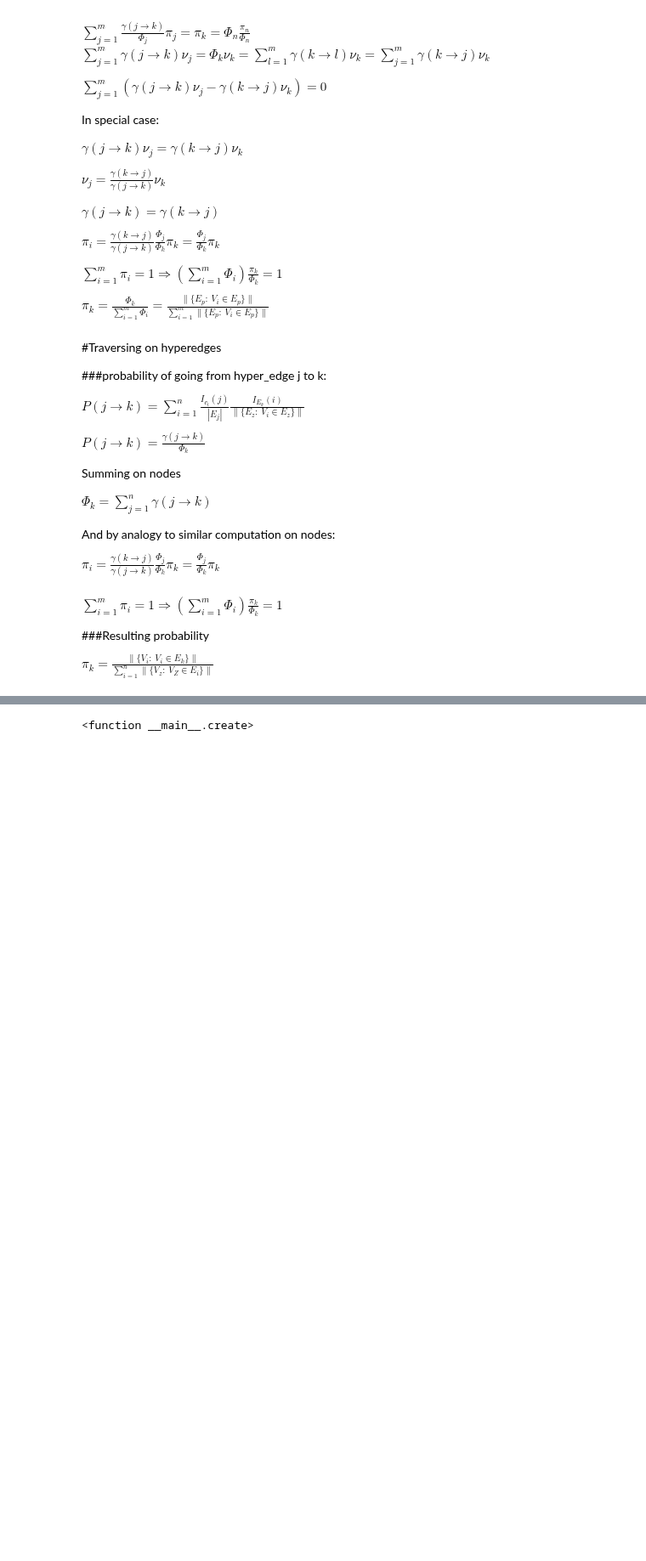
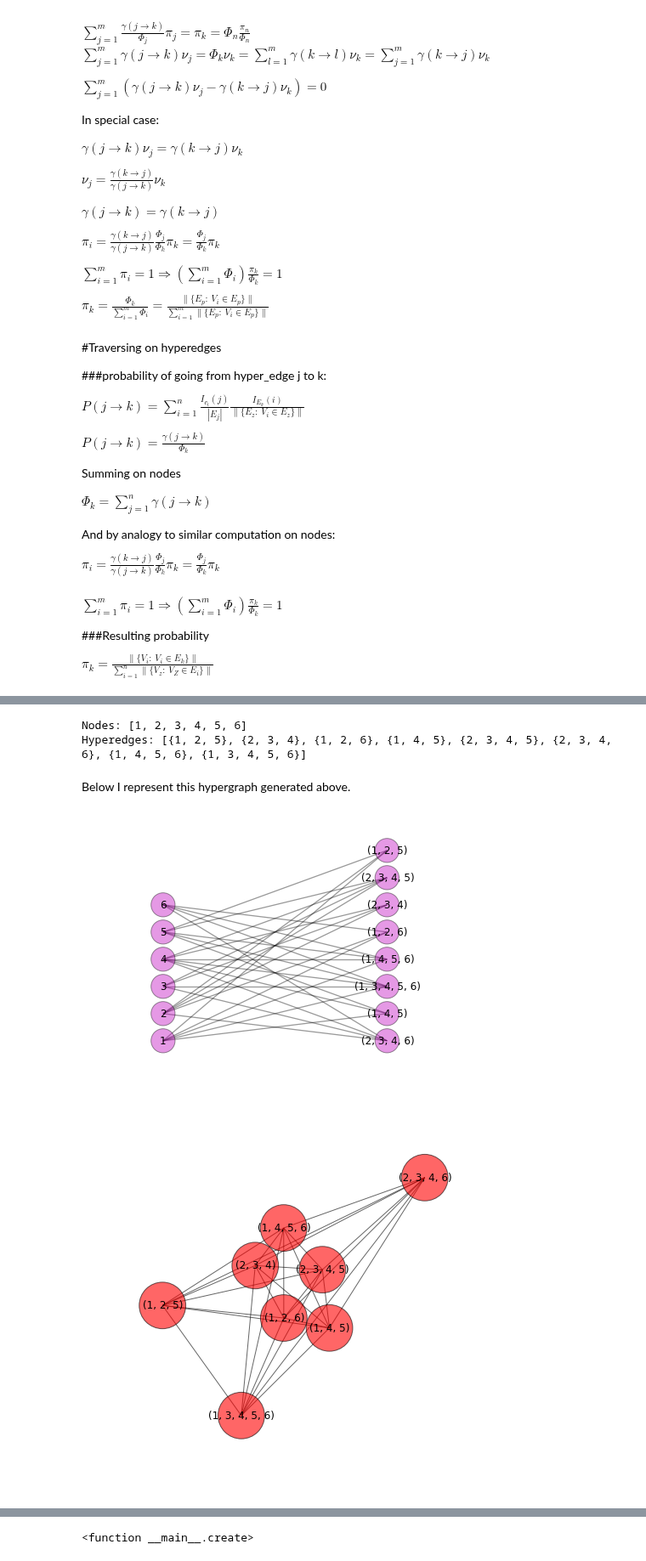
Before and after one commit to ilonajulczuk/hypergraph, a Jupyter notebook: notebooks/Modelling diffusion on hypergraph.ipynb, the cells around one changed output, grey strips where cells are left out. Shown at 85% size. Saved outputs shown, nothing was run; the diff lists cells and outputs as text; code cells hidden in the pictures; blank space fills up the shorter version.

```diff
--- a/notebooks/Modelling diffusion on hypergraph.ipynb
+++ b/notebooks/Modelling diffusion on hypergraph.ipynb
@@ -108,2 +120,38 @@ $\pi_k = \frac{\|\{V_i :\  V_i \in E_k \} \|} {\sum\limits_{i=1}^{n}{ \|\{V_z :\
 # %%
 %matplotlib inline
+# %%
+from hypergraph import generators
+
+HG = generators.generic_hypergraph(6, ((3, 4), (4, 3), (5, 1)))
+
+print("Nodes:", HG.nodes())
+print("Hyperedges:", HG.hyper_edges())
+# %% [output]
+Nodes: [1, 2, 3, 4, 5, 6]
+Hyperedges: [{1, 2, 5}, {2, 3, 4}, {1, 2, 6}, {1, 4, 5}, {2, 3, 4, 5}, {2, 3, 4, 6}, {1, 4, 5, 6}, {1, 3, 4, 5, 6}]
+# %% [markdown]
+Below I represent this hypergraph generated above.
+# %%
+import numpy as np
+import networkx as nx
+from matplotlib import pyplot as plt
+
+from hypergraph.converters import (convert_to_nx_bipartite_graph,
+                                   convert_to_custom_hyper_G)
+from hypergraph import utils
+
+
+G = convert_to_nx_bipartite_graph(HG.nodes(), HG.hyper_edges())
+
+utils.plot_bipartite_graph(G, *utils.hypergraph_to_bipartite_parts(G))
+
+hyper_G = convert_to_custom_hyper_G(HG.nodes(), HG.hyper_edges())
+
+plt.figure(figsize=(6, 6))
+nx.draw(hyper_G,
+        node_size=3000, cmap=plt.cm.Blues, alpha=0.6)
+
+plt.show()
+# %% [output]
+[figure, added]
+[figure, added]
```
Also changed, not shown: parts of 15 cells of this notebook.
